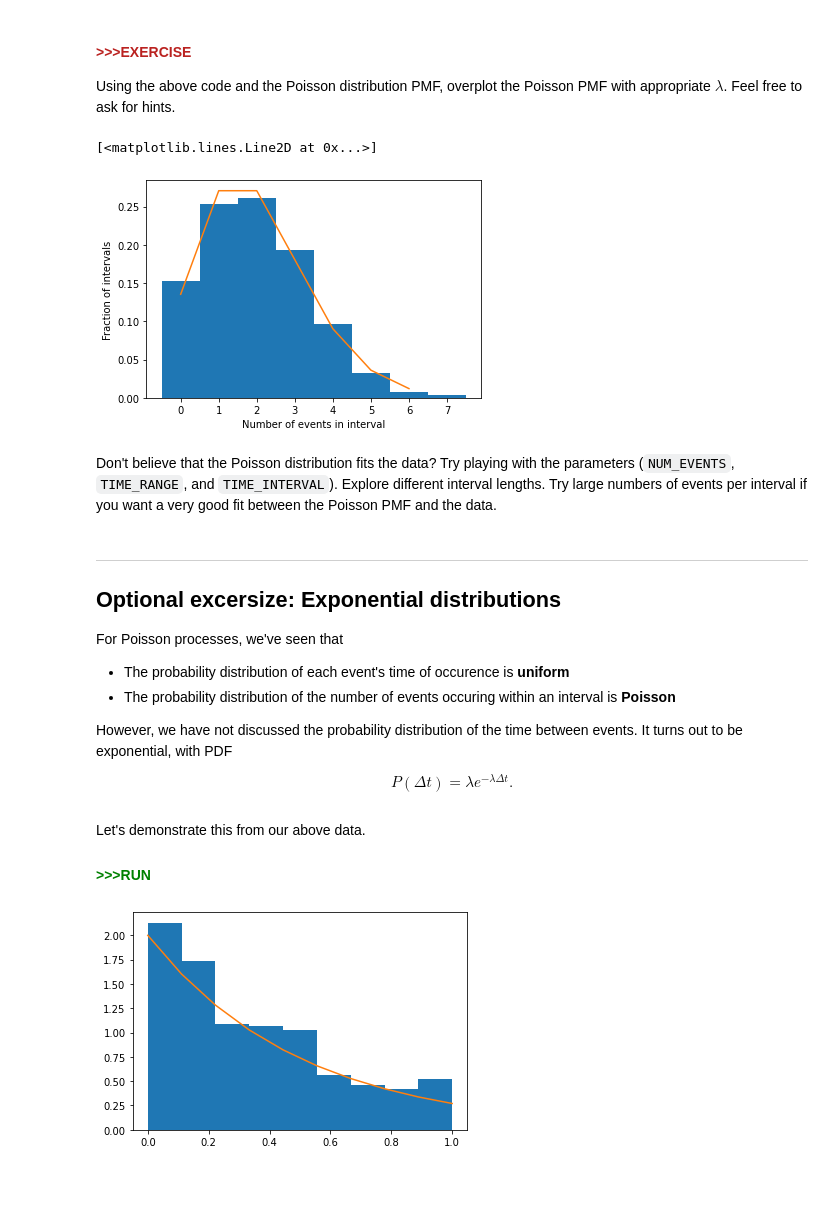
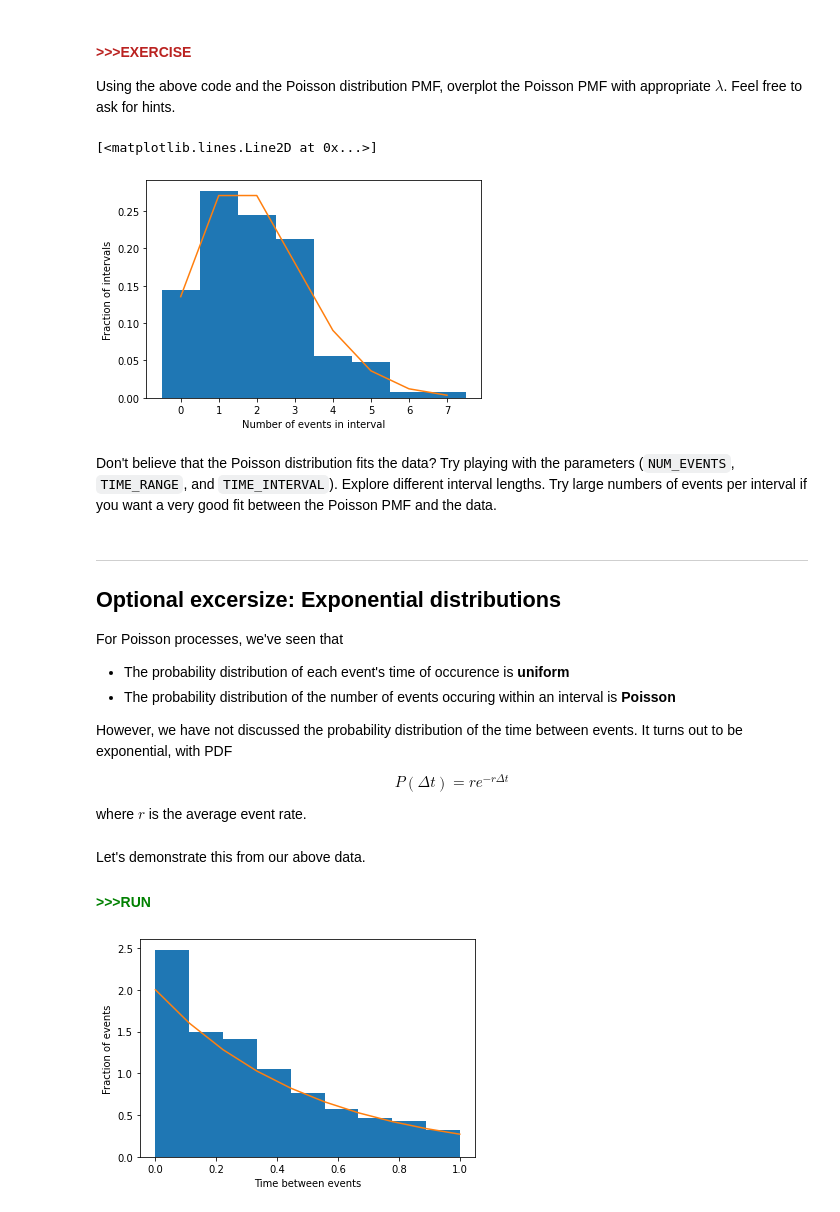
Before and after one commit to violatingcp/MIT_8.S50, a Jupyter notebook: Recitation1/Recitation_01_learner_soln.ipynb, the cells around one changed output. Saved outputs shown, nothing was run; the diff lists cells and outputs as text; code cells hidden in the pictures; blank space fills up the shorter version.

```diff
--- a/Recitation1/Recitation_01_learner_soln.ipynb
+++ b/Recitation1/Recitation_01_learner_soln.ipynb
@@ -640,12 +643,12 @@ plt.ylabel("Fraction of intervals")
 l = NUM_EVENTS / TIME_RANGE * TIME_INTERVAL#your lambda here
 
 #your plotting code here
-ks = np.arange(0, 6+1)
+ks = np.arange(0, np.max(counts))
 ys = l**ks * np.exp(-l) / factorial(ks)
 plt.plot(ks, ys)
 # %% [output]
 [<matplotlib.lines.Line2D at 0x...>]
-[figure, old version]
+[figure, new version]
 # %% [markdown]
 <!--start-block-->
 Don't believe that the Poisson distribution fits the data? Try playing with the parameters (`NUM_EVENTS`, `TIME_RANGE`, and `TIME_INTERVAL`). Explore different interval lengths. Try large numbers of events per interval if you want a very good fit between the Poisson PMF and the data.
@@ -663,7 +666,9 @@ For Poisson processes, we've seen that
 
 However, we have not discussed the probability distribution of the time between events. It turns out to be exponential, with PDF
 
-$$P(\Delta t)= \lambda e^{-\lambda \Delta t}.$$
+$$P(\Delta t)= r e^{-r \Delta t}$$
+
+where $r$ is the average event rate.
 
 <!--end-block-->
 # %% [markdown]
@@ -689,15 +694,17 @@ plt.plot(bins, np.exp(-exp_lambda * bins) * exp_lambda);
 # %%
 import numpy as np
 import matplotlib.pyplot as plt
 
 bins = np.linspace(0, 1, 10)
 deltas = [event_times[i+1] - event_times[i] for i in range(NUM_EVENTS - 1)]
 
-exp_lambda = TIME_INTERVAL * (NUM_EVENTS / TIME_RANGE)
+rate = (NUM_EVENTS / TIME_RANGE)
 plt.hist(deltas, density=True, label="Observed distribution", bins=bins)
-plt.plot(bins, np.exp(-exp_lambda * bins) * exp_lambda);
+plt.plot(bins, np.exp(-rate * bins) * rate)
+plt.xlabel("Time between events")
+plt.ylabel("Fraction of events");
 # %% [output]
-[figure, old version]
+[figure, new version]
 # %% [markdown]
 <!--start-block-->
 #### <span style="color:purple">>>>QUESTION</span>
```
Also changed, not shown: parts of 9 cells of this notebook.
